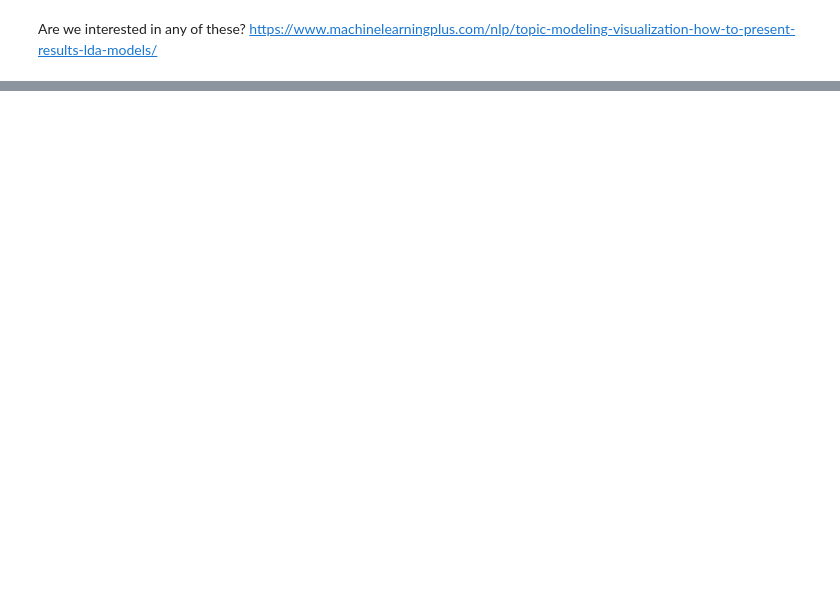
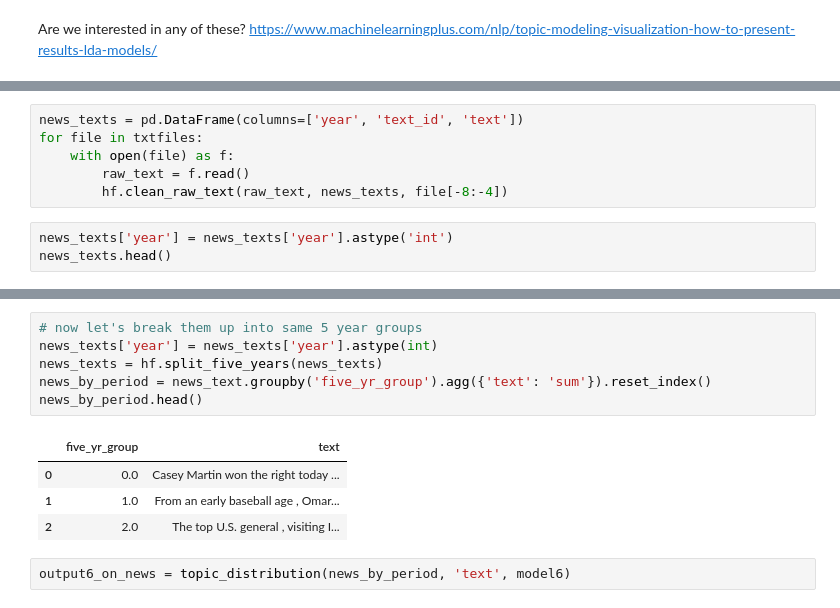
Before and after one commit to laurenjli/nlp-tal, a Jupyter notebook: topic_modeling.ipynb, the cells around one changed output, grey strips where cells are left out. Cells and saved outputs as stored; diff of their text form; blank space fills up the shorter version.

```diff
--- a/topic_modeling.ipynb
+++ b/topic_modeling.ipynb
@@ -374,0 +391,9 @@ https://www.machinelearningplus.com/nlp/topic-modeling-visualization-how-to-pres
+# %%
+news_texts = pd.DataFrame(columns=['year', 'text_id', 'text'])
+for file in txtfiles:
+    with open(file) as f:
+        raw_text = f.read()
+        hf.clean_raw_text(raw_text, news_texts, file[-8:-4])
+# %%
+news_texts['year'] = news_texts['year'].astype('int')
+news_texts.head()
@@ -374,0 +461,13 @@ https://www.machinelearningplus.com/nlp/topic-modeling-visualization-how-to-pres
+# %%
+# now let's break them up into same 5 year groups
+news_texts['year'] = news_texts['year'].astype(int)
+news_texts = hf.split_five_years(news_texts)
+news_by_period = news_text.groupby('five_yr_group').agg({'text': 'sum'}).reset_index()
+news_by_period.head()
+# %% [output]
+|  | five_yr_group | text |
+| 0 | 0.0 | Casey Martin won the right today ... |
+| 1 | 1.0 | From an early baseball age , Omar... |
+| 2 | 2.0 | The top U.S. general , visiting I... |
+# %%
+output6_on_news = topic_distribution(news_by_period, 'text', model6)
```
Also changed, not shown: parts of 16 cells of this notebook, 1 other file.
